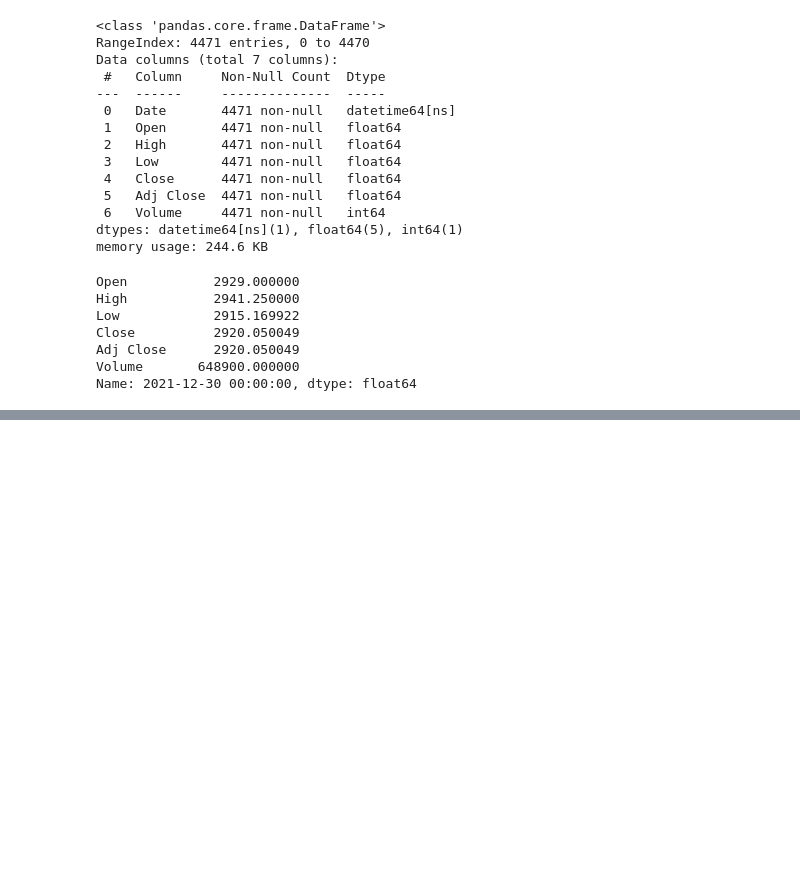
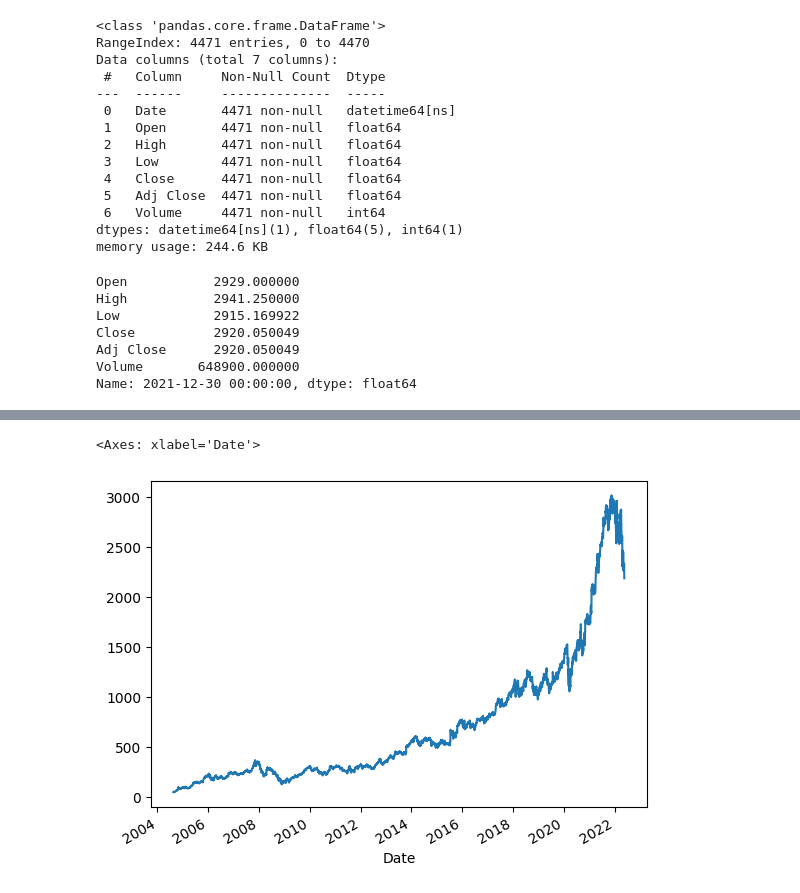
Before and after one commit to amitmishra-cs/Python-for-data-Science-2024, a Jupyter notebook: 09_Time_series_Ana/01-time-series-analysis.ipynb, the cells around one changed output, grey strips where cells are left out. Drawn from its saved outputs; the diff is of its cells as text; code cells hidden in the pictures; blank space fills up the shorter version.

```diff
--- a/09_Time_series_Ana/01-time-series-analysis.ipynb
+++ b/09_Time_series_Ana/01-time-series-analysis.ipynb
@@ -183,0 +196,6 @@ DatetimeIndex(['2005-01-06', '2006-01-06', '2007-01-06', '2008-01-06',
+# %%
+# viz a singleset
+google['Close'].plot()
+# %% [output]
+<Axes: xlabel='Date'>
+[figure, added]
```
Also changed, not shown: parts of 1 cell of this notebook.
